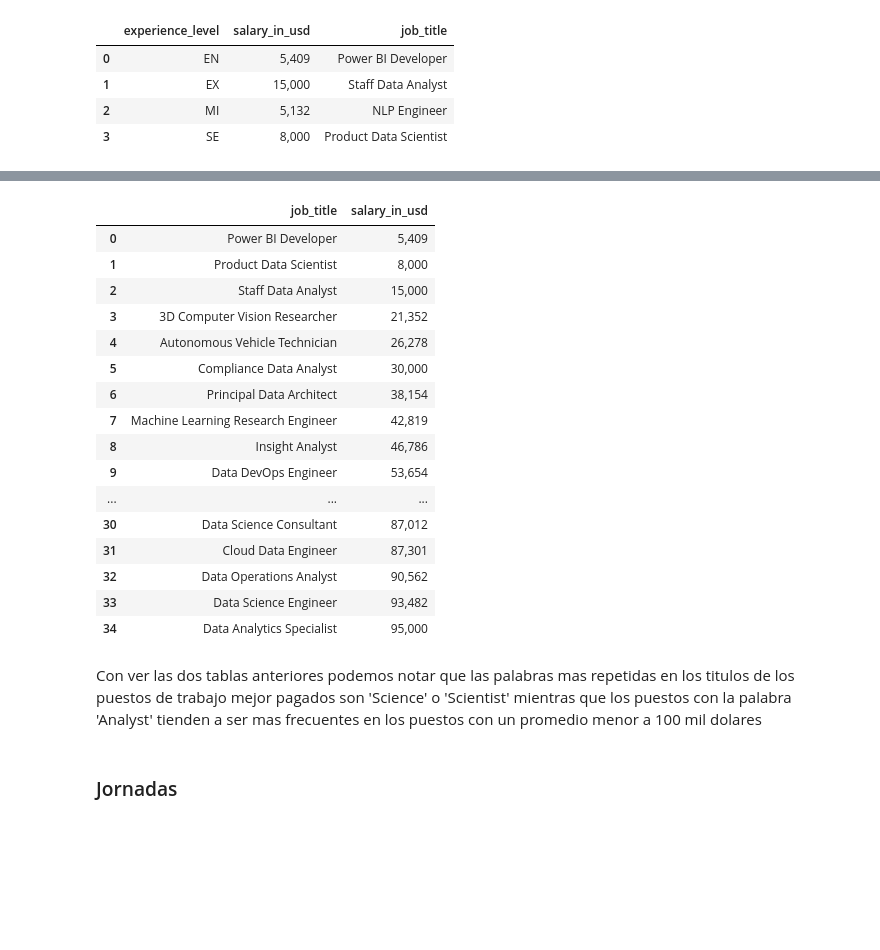
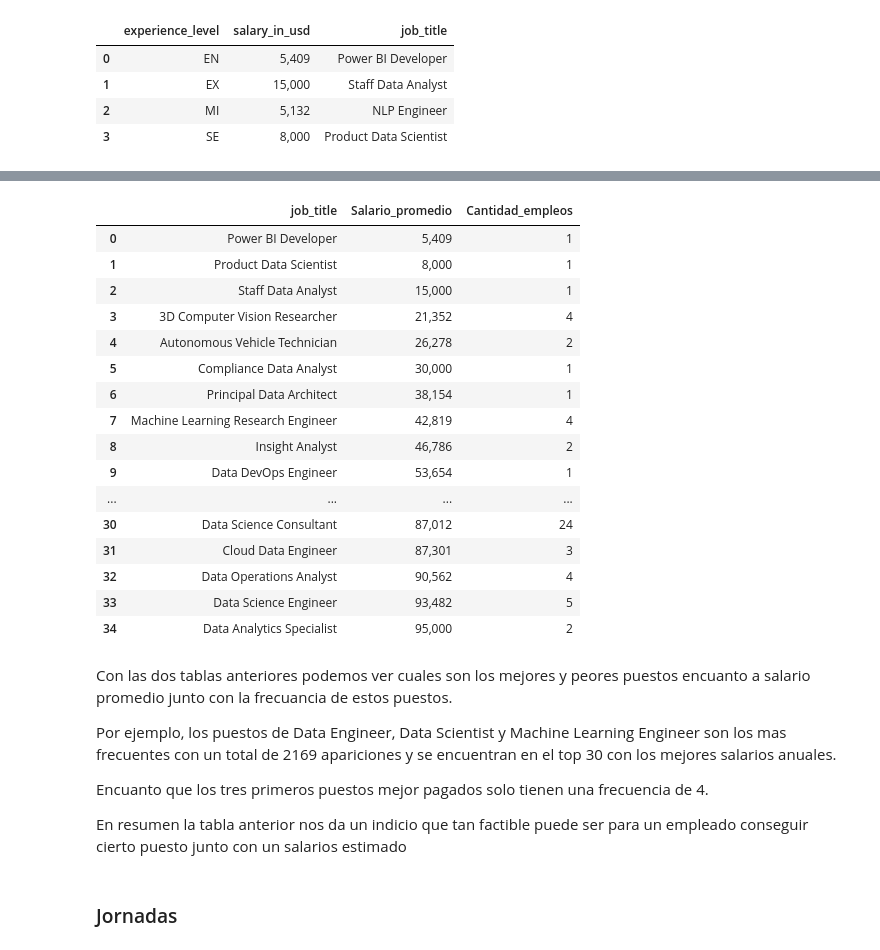
Before and after one commit to alecollado12/PortafolioDS, a Jupyter notebook: Proyects/Salarios de Data Science.ipynb, the cells around one changed output, grey strips where cells are left out. Saved outputs shown, nothing was run; the diff lists cells and outputs as text; code cells hidden in the pictures; blank space fills up the shorter version.

```diff
--- a/Proyects/Salarios de Data Science.ipynb
+++ b/Proyects/Salarios de Data Science.ipynb
@@ -210,28 +214,34 @@ top_jobst
-# %%
-#Sacamos el top 10 de los trabajos que menos ganan en promedio por puesto de trabajo
-lowest_jobst = df.groupby('job_title')['salary_in_usd'].mean().reset_index().sort_values('salary_in_usd', ascending = True).head(35)
-lowest_jobst = lowest_jobst.reset_index(drop = True)
-lowest_jobst
-# %% [output]
-|  | job_title | salary_in_usd |
-| 0 | Power BI Developer | 5,409 |
-| 1 | Product Data Scientist | 8,000 |
-| 2 | Staff Data Analyst | 15,000 |
-| 3 | 3D Computer Vision Researcher | 21,352 |
-| 4 | Autonomous Vehicle Technician | 26,278 |
-| 5 | Compliance Data Analyst | 30,000 |
-| 6 | Principal Data Architect | 38,154 |
-| 7 | Machine Learning Research Engineer | 42,819 |
-| 8 | Insight Analyst | 46,786 |
-| 9 | Data DevOps Engineer | 53,654 |
-| ... | ... | ... |
-| 30 | Data Science Consultant | 87,012 |
-| 31 | Cloud Data Engineer | 87,301 |
-| 32 | Data Operations Analyst | 90,562 |
-| 33 | Data Science Engineer | 93,482 |
-| 34 | Data Analytics Specialist | 95,000 |
+# %%
+#Sacamos el top 35 de los trabajos que menos ganan en promedio por puesto de trabajo y la cantidad de trabajadores en ese puesto
+low_jobst = df.groupby('job_title')['salary_in_usd'].agg(Salario_promedio='mean', Cantidad_empleos='count').sort_values(by='Salario_promedio',ascending=True)
+low_jobst = low_jobst.reset_index().head(35)
+low_jobst
+# %% [output]
+|  | job_title | Salario_promedio | Cantidad_empleos |
+| 0 | Power BI Developer | 5,409 | 1 |
+| 1 | Product Data Scientist | 8,000 | 1 |
+| 2 | Staff Data Analyst | 15,000 | 1 |
+| 3 | 3D Computer Vision Researcher | 21,352 | 4 |
+| 4 | Autonomous Vehicle Technician | 26,278 | 2 |
+| 5 | Compliance Data Analyst | 30,000 | 1 |
+| 6 | Principal Data Architect | 38,154 | 1 |
+| 7 | Machine Learning Research Engineer | 42,819 | 4 |
+| 8 | Insight Analyst | 46,786 | 2 |
+| 9 | Data DevOps Engineer | 53,654 | 1 |
+| ... | ... | ... | ... |
+| 30 | Data Science Consultant | 87,012 | 24 |
+| 31 | Cloud Data Engineer | 87,301 | 3 |
+| 32 | Data Operations Analyst | 90,562 | 4 |
+| 33 | Data Science Engineer | 93,482 | 5 |
+| 34 | Data Analytics Specialist | 95,000 | 2 |
 # %% [markdown]
-Con ver las dos tablas anteriores podemos notar que las palabras mas repetidas en los titulos de los puestos de trabajo mejor pagados son 'Science' o 'Scientist' mientras que los puestos con la palabra 'Analyst' tienden a ser mas frecuentes en los puestos con un promedio menor a 100 mil dolares
+Con las dos tablas anteriores podemos ver cuales son los mejores y peores puestos encuanto a salario promedio junto con la frecuancia de estos puestos.
+
+Por ejemplo, los puestos de Data Engineer, Data Scientist y Machine Learning Engineer son los mas frecuentes con un total de 2169 apariciones y se encuentran en el top 30 con los mejores salarios anuales.
+
+Encuanto que los tres primeros puestos mejor pagados solo tienen una frecuencia de 4.
+
+En resumen la tabla anterior nos da un indicio que tan factible puede ser para un empleado conseguir cierto puesto junto con un salarios estimado
 # %% [markdown]
 ### Jornadas
 # %%
```
Also changed, not shown: parts of 10 cells of this notebook.
